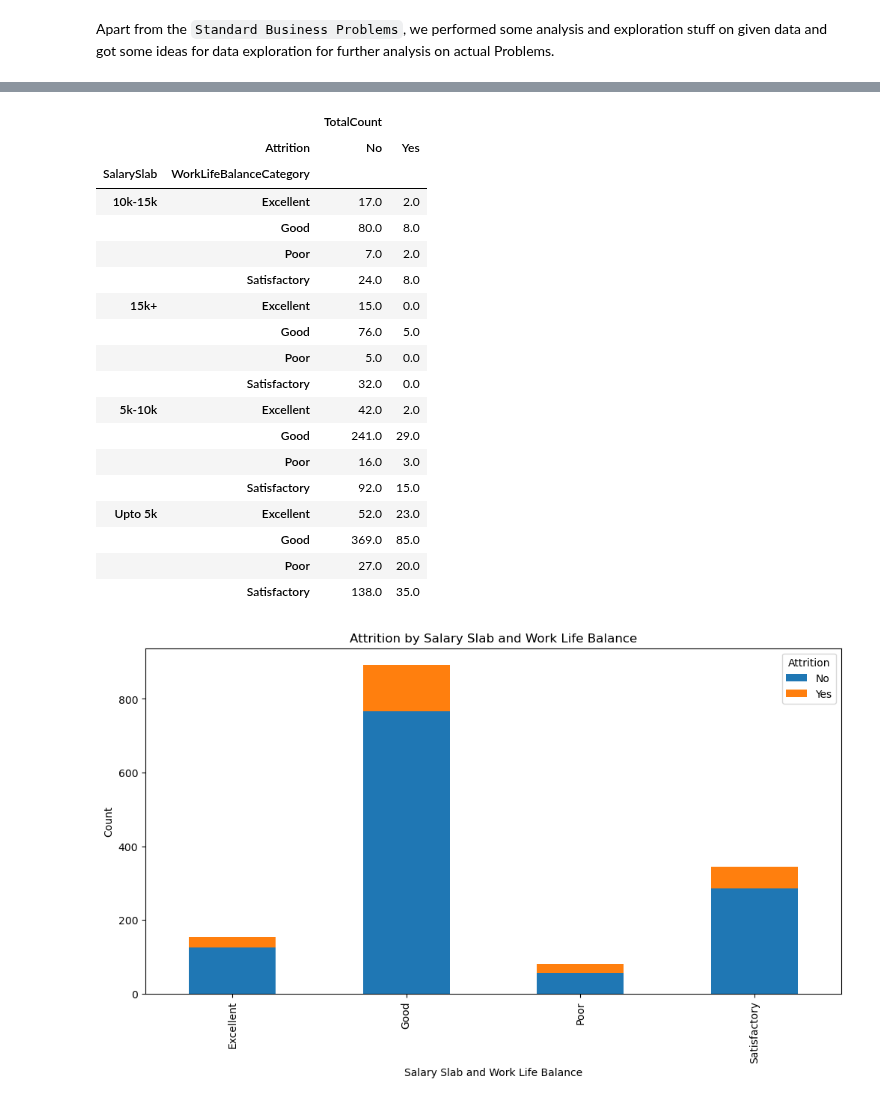
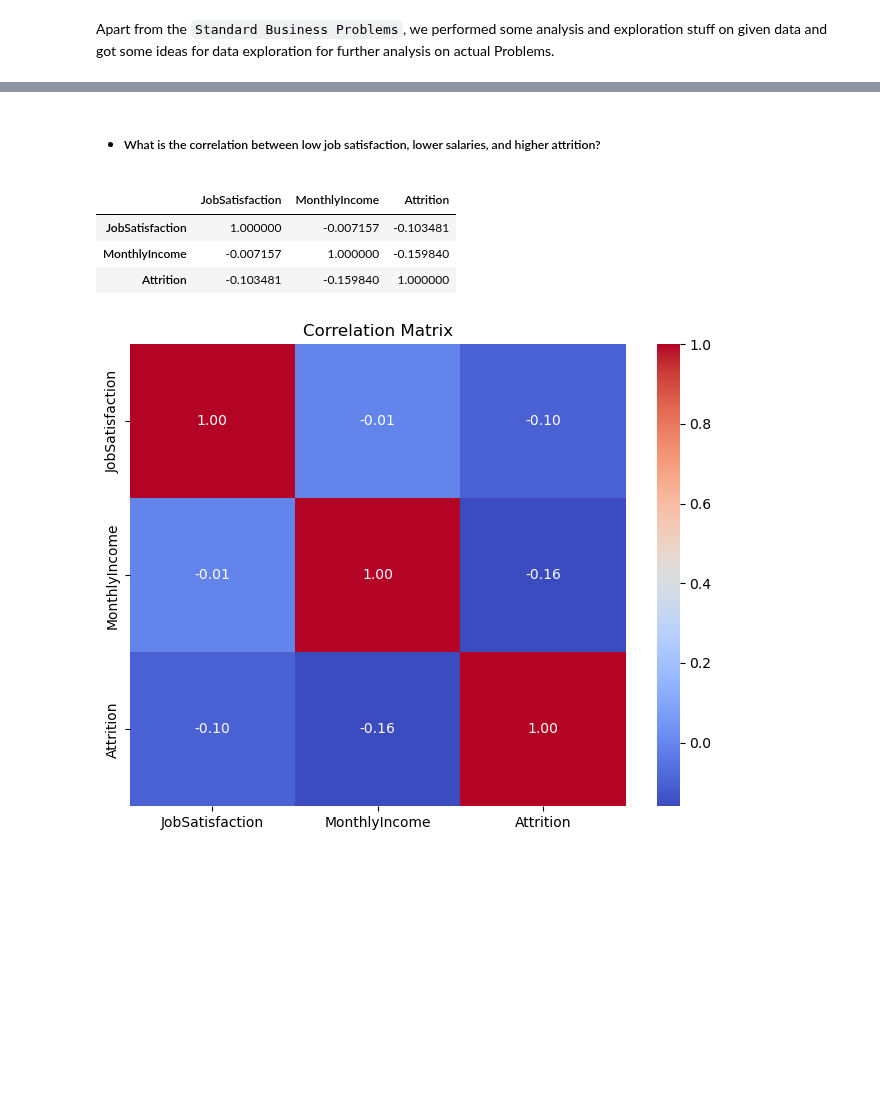
Before and after one commit to imkjangid/Code2Insights, a Jupyter notebook: AnalysisRoom/HRAnalytics.ipynb, the cells around one changed output, grey strips where cells are left out. Cells and saved outputs as stored; diff of their text form; code cells hidden in the pictures; blank space fills up the shorter version.

```diff
--- a/AnalysisRoom/HRAnalytics.ipynb
+++ b/AnalysisRoom/HRAnalytics.ipynb
@@ -772,3 +649,0 @@ plt.show()
-# %%
-# Creating new column to categorize Work life balance level as WorkLifeBalanceCategory
-df['WorkLifeBalanceCategory'] = df['WorkLifeBalance'].map({1: 'Poor', 2: 'Satisfactory', 3: 'Good', 4: 'Excellent'})
@@ -788,35 +650,20 @@ plt.show()
-# %%
-# Identify trends and patterns to find combination of SalarySlab and worklife balance to reduce attrition
-salary_worklife_counts = df[['SalarySlab', 'WorkLifeBalanceCategory', 'Attrition']].copy()
-salary_worklife_counts['TotalCount'] = 1
-salary_worklife_counts = salary_worklife_counts.groupby(['SalarySlab', 'WorkLifeBalanceCategory', 'Attrition']).count().unstack().fillna(0)
-salary_worklife_counts
-# %% [output]
-|  |  | TotalCount |  |
-|  | Attrition | No | Yes |
-| SalarySlab | WorkLifeBalanceCategory |  |  |
-| 10k-15k | Excellent | 17.0 | 2.0 |
-|  | Good | 80.0 | 8.0 |
-|  | Poor | 7.0 | 2.0 |
-|  | Satisfactory | 24.0 | 8.0 |
-| 15k+ | Excellent | 15.0 | 0.0 |
-|  | Good | 76.0 | 5.0 |
-|  | Poor | 5.0 | 0.0 |
-|  | Satisfactory | 32.0 | 0.0 |
-| 5k-10k | Excellent | 42.0 | 2.0 |
-|  | Good | 241.0 | 29.0 |
-|  | Poor | 16.0 | 3.0 |
-|  | Satisfactory | 92.0 | 15.0 |
-| Upto 5k | Excellent | 52.0 | 23.0 |
-|  | Good | 369.0 | 85.0 |
-|  | Poor | 27.0 | 20.0 |
-|  | Satisfactory | 138.0 | 35.0 |
-# %%
-# Visualize trends and patterns to find combination of SalarySlab and worklife balance to reduce attrition using bar chart
-df.groupby(['WorkLifeBalanceCategory', 'Attrition'])['SalarySlab'].size().unstack().plot(kind='bar', stacked=True, figsize=(12, 6))
-plt.title('Attrition by Salary Slab and Work Life Balance')
-plt.xlabel('Salary Slab and Work Life Balance')
-plt.ylabel('Count')
-plt.show()
-# %% [output]
-[figure, removed]
+# %% [markdown]
+- ##### What is the correlation between low job satisfaction, lower salaries, and higher attrition?
+# %%
+correlation_data = df[['JobSatisfaction', 'MonthlyIncome', 'Attrition']].copy()
+correlation_data['Attrition'] = correlation_data['Attrition'].map({'Yes': 1, 'No': 0})
+correlation_matrix = correlation_data.corr()
+correlation_matrix
+# %% [output]
+|  | JobSatisfaction | MonthlyIncome | Attrition |
+| JobSatisfaction | 1.000000 | -0.007157 | -0.103481 |
+| MonthlyIncome | -0.007157 | 1.000000 | -0.159840 |
+| Attrition | -0.103481 | -0.159840 | 1.000000 |
+# %%
+# Visualize the correlation matrix using a heatmap
+plt.figure(figsize=(8, 6))
+sns.heatmap(correlation_matrix, annot=True, cmap='coolwarm', fmt=".2f")
+plt.title('Correlation Matrix')
+plt.show()
+# %% [output]
+[figure, added]
```
Also changed, not shown: parts of 52 cells of this notebook, 1 other file.
